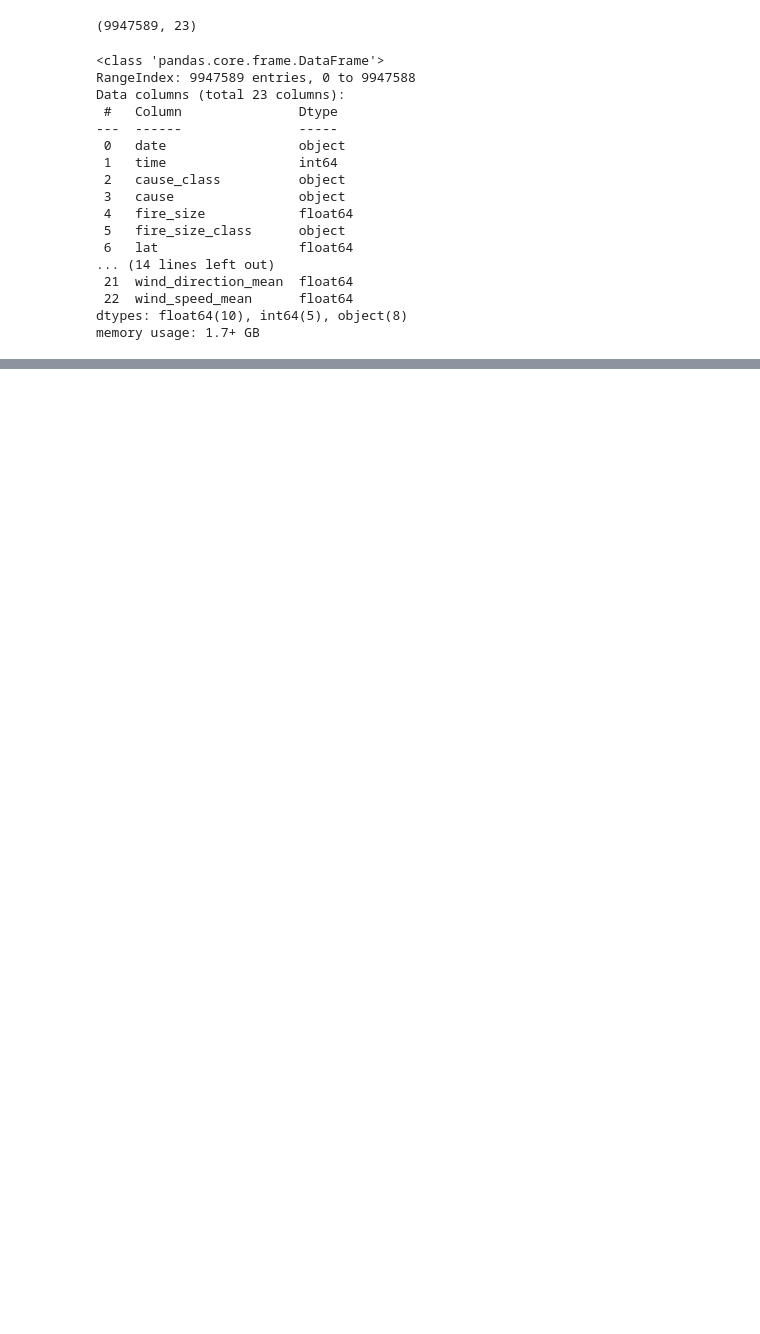
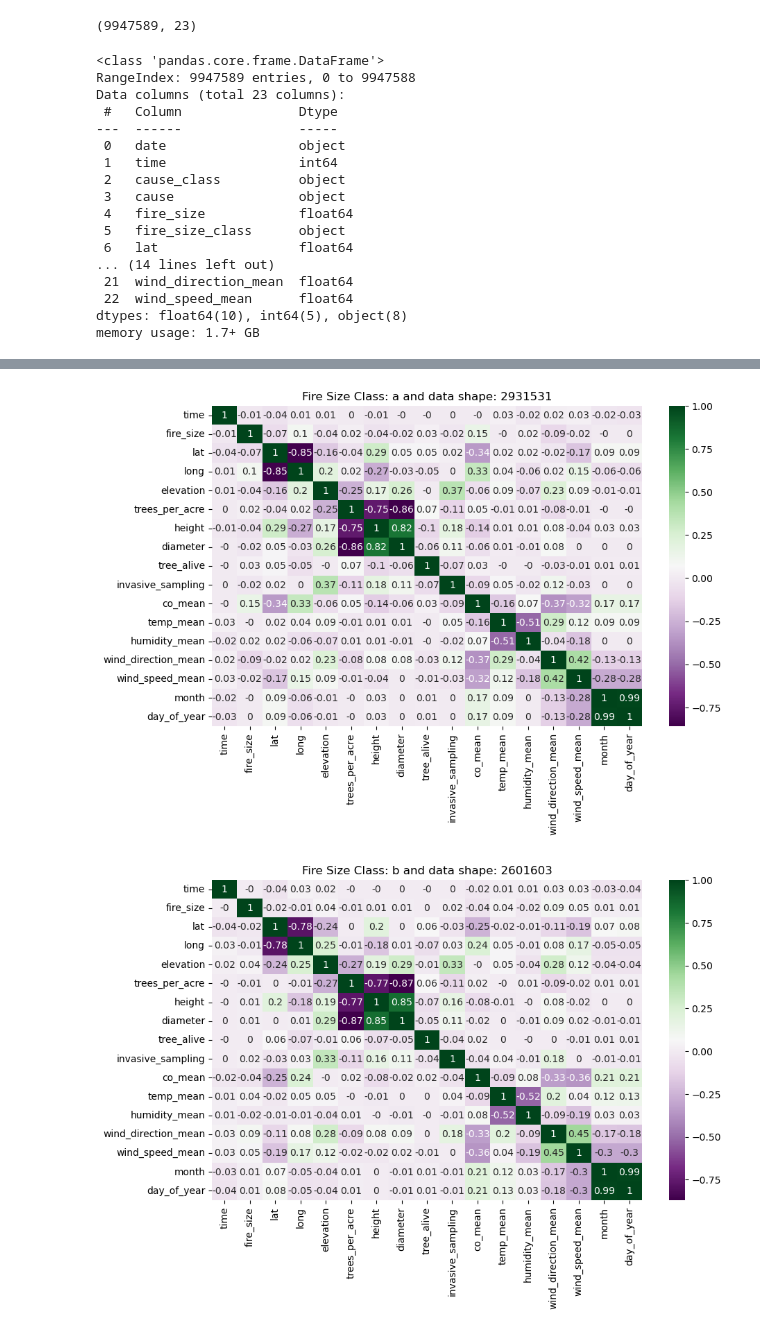
Before and after one commit to tkephart96/ca_wildfires, a Jupyter notebook: explore.ipynb, the cells around one changed output, grey strips where cells are left out. Drawn from its saved outputs; the diff is of its cells as text; code cells hidden in the pictures; blank space fills up the shorter version.

```diff
--- a/explore.ipynb
+++ b/explore.ipynb
@@ -95,0 +151,3 @@ for col in df.columns:
+# %%
+train, val, test = w.split_data(df)
+train.shape
@@ -95,0 +186,19 @@ for col in df.columns:
+# %%
+# plt.figure(figsize=(12,4))
+# train.corr()['fire_size'].sort_values(ascending = False).plot(kind='bar')
+for sc in train.fire_size_class.value_counts().index.to_list():
+    plt.figure(figsize=[10,6])
+    exam_corr = round(train[train.fire_size_class==sc].corr(method='spearman',numeric_only=True),2)
+    sns.heatmap(exam_corr, cmap='PRGn', annot=True)
+    plt.title(f'Fire Size Class: {sc} and data shape: {train[train.fire_size_class==sc].shape[0]}')
+    plt.show()
+# a: +co, -wind_dir, -lat, -elevation, -height
+# b: +wind_dir, +wind_spd, +elevation, -co
+# c: +wind_spd, -wind_dir, -humidity, -time
+# d: -time, +long, -co, -wind_dir, -humidity, -lat
+# e: -wind_spd, -wind_dir, -time, +month, +doy, +long, +co
+# f: -humidity, +long, -lat, +wind_spd, -height, -time, +tree_per, -diameter, -wind_dir
+# g: -wind_dir, +doy, +month, -humidity, -wind_spd, -elevation, -height, -diameter
+# %% [output]
+[figure, added]
+[figure, added]
```
Also changed, not shown: parts of 18 cells of this notebook.
